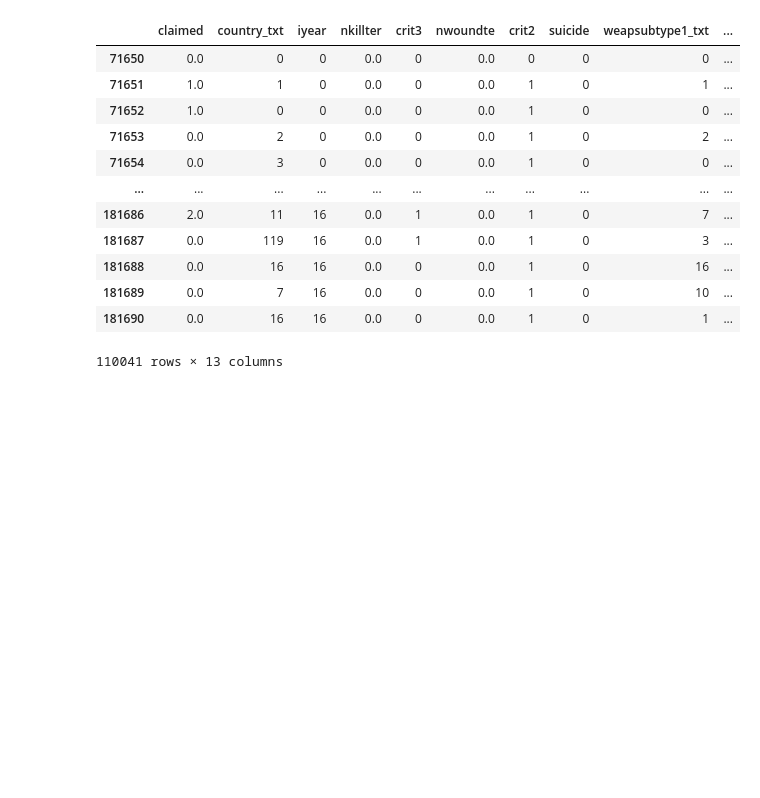
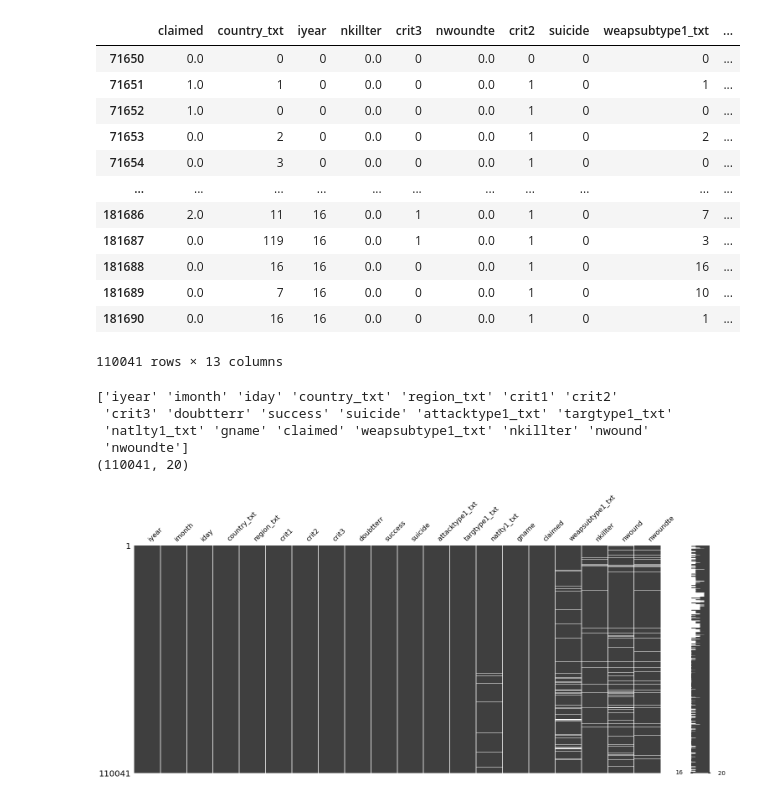
Before and after one commit to aghapygad336/MENA, a Jupyter notebook: MENA.ipynb, the cells around one changed output. Saved outputs shown, nothing was run; the diff lists cells and outputs as text; code cells hidden in the pictures; blank space fills up the shorter version.

```diff
--- a/MENA.ipynb
+++ b/MENA.ipynb
@@ -225,3 +225,30 @@ dfData
 | 181689 | 0.0 | 7 | 16 | 0.0 | 0 | 0.0 | 1 | 0 | 10 | ... |
 | 181690 | 0.0 | 16 | 16 | 0.0 | 0 | 0.0 | 1 | 0 | 1 | ... |
 110041 rows × 13 columns
+# %%
+import pandas as pd
+import numpy as np
+data2015 = pd.read_csv('/content/drive/My Drive/MENA/2015.csv',encoding = "ISO-8859-1", engine = 'python')
+dataLabels2015=np.array(data2015.columns)
+data2016 = pd.read_csv('/content/drive/My Drive/MENA/2016.csv',encoding = "ISO-8859-1", engine = 'python')
+dataLabels2016=np.array(data2016.columns)
+data2017 = pd.read_csv('/content/drive/My Drive/MENA/2017.csv',encoding = "ISO-8859-1", engine = 'python')
+
+data = pd.read_csv('/content/drive/My Drive/MENA/golbal.csv',encoding = "ISO-8859-1", engine = 'python', usecols=[1,2,3,8,10,19,20,21,22,26,27,29,35,41,71,84,100,101,103,58])
+dataLabels=np.array(data.columns)
+print(dataLabels)
+MENA=[]
+MENA=['Algeria', 'Bahrain', 'Djibouti',' Egypt', 'Iran', 'Iraq', 'Jordan','Kuwait', 'Lebanon',' Libya', 'Malta',' Morocco', 'Oman',' Qatar', 'Saudi Arabia', 'Syria', 'Tunisia', 'United Arab Emirates', 'Palestine', 'Yemen','Ethiopia' ,' Sudan' ]
+data = data[data['iyear'] > 2000]
+data[data['country_txt'].isin(MENA)]
+
+import missingno as msno
+msno.matrix(data)
+print(data.shape)
+# %% [output]
+['iyear' 'imonth' 'iday' 'country_txt' 'region_txt' 'crit1' 'crit2'
+ 'crit3' 'doubtterr' 'success' 'suicide' 'attacktype1_txt' 'targtype1_txt'
+ 'natlty1_txt' 'gname' 'claimed' 'weapsubtype1_txt' 'nkillter' 'nwound'
+ 'nwoundte']
+(110041, 20)
+[figure, added]
```
